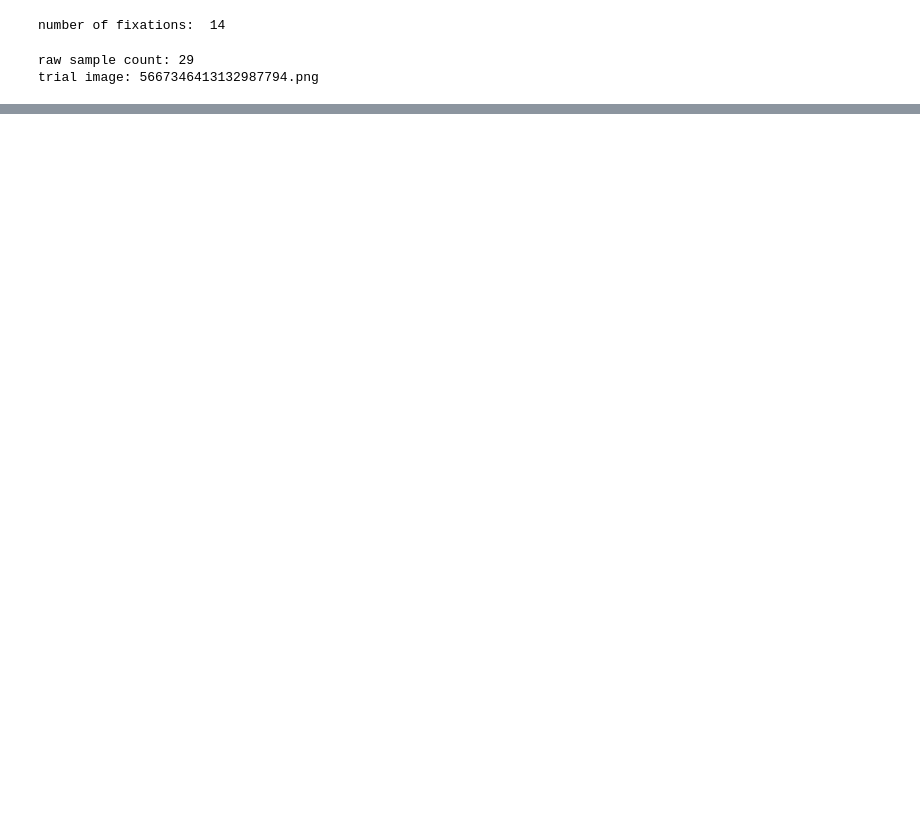
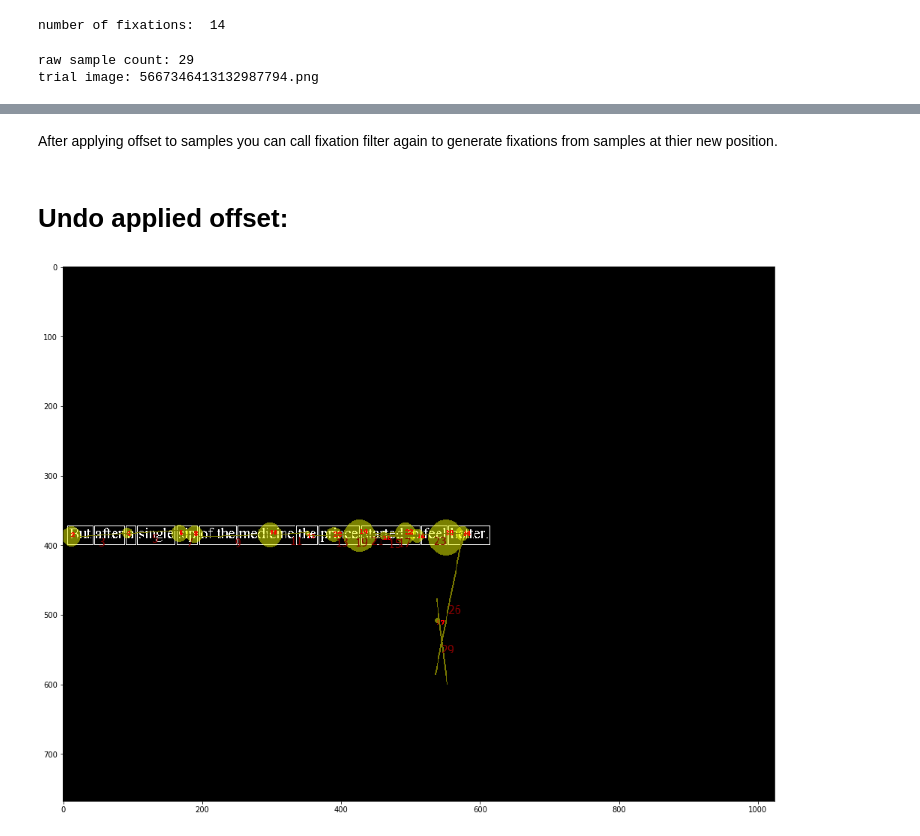
Before and after one commit to nalmadi/EMIP-Toolkit, a Jupyter notebook: EyeLink1000_Examples.ipynb, the cells around one changed output, grey strips where cells are left out. Drawn from its saved outputs; the diff is of its cells as text; code cells hidden in the pictures; blank space fills up the shorter version.

```diff
--- a/EyeLink1000_Examples.ipynb
+++ b/EyeLink1000_Examples.ipynb
@@ -83,0 +113,12 @@ aoi
+# %% [markdown]
+After applying offset to samples you can call fixation filter again to generate fixations from samples at thier new position.
+# %% [markdown]
+# Undo applied offset:
+# %%
+# undo all previous offset
+EMIP[subject_ID].trial[trial_num].reset_offset()
+
+# draw trial again
+im = EMIP[subject_ID].trial[trial_num].draw_trial(image_path, draw_raw_data=False, draw_fixation=True, draw_saccade=True, draw_number=True, draw_aoi=True)
+# %% [output]
+[figure, added]
```
Also changed, not shown: parts of 11 cells of this notebook.
